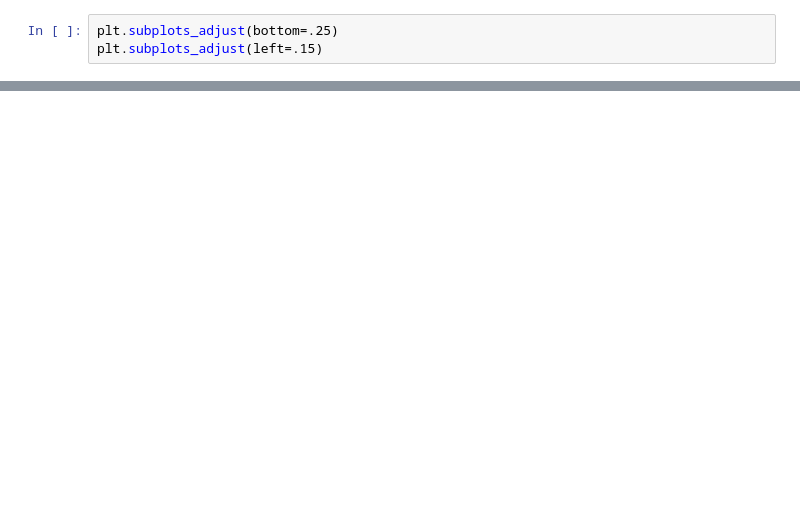
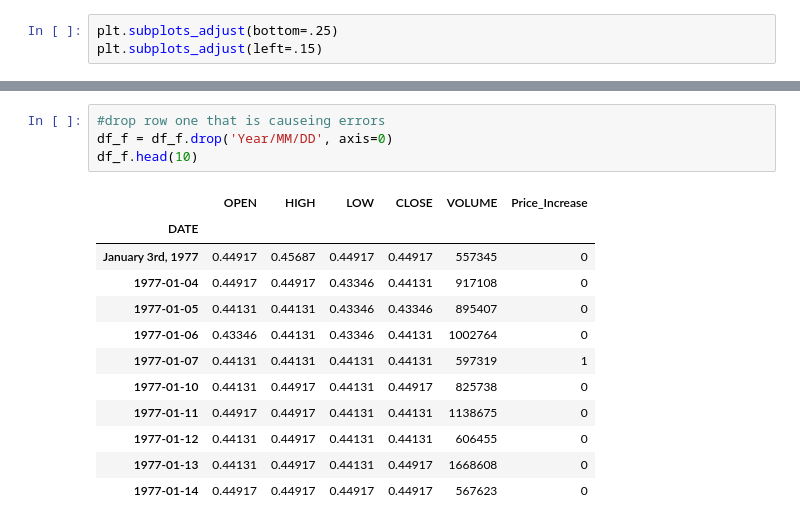
Before and after one commit to RJDischinger/DataScienceStockTracker2021, a Jupyter notebook: US StockMarket Manipulation 2021.ipynb, the cells around one changed output, grey strips where cells are left out. Drawn from its saved outputs; the diff is of its cells as text; blank space fills up the shorter version.

```diff
--- a/US StockMarket Manipulation 2021.ipynb
+++ b/US StockMarket Manipulation 2021.ipynb
@@ -288,0 +427,17 @@ plt.subplots_adjust(left=.15)
+# %%
+#drop row one that is causeing errors
+df_f = df_f.drop('Year/MM/DD', axis=0)
+df_f.head(10)
+# %% [output]
+|  | OPEN | HIGH | LOW | CLOSE | VOLUME | Price_Increase |
+| DATE |  |  |  |  |  |  |
+| January 3rd, 1977 | 0.44917 | 0.45687 | 0.44917 | 0.44917 | 557345 | 0 |
+| 1977-01-04 | 0.44917 | 0.44917 | 0.43346 | 0.44131 | 917108 | 0 |
+| 1977-01-05 | 0.44131 | 0.44131 | 0.43346 | 0.43346 | 895407 | 0 |
+| 1977-01-06 | 0.43346 | 0.44131 | 0.43346 | 0.44131 | 1002764 | 0 |
+| 1977-01-07 | 0.44131 | 0.44131 | 0.44131 | 0.44131 | 597319 | 1 |
+| 1977-01-10 | 0.44131 | 0.44917 | 0.44131 | 0.44917 | 825738 | 0 |
+| 1977-01-11 | 0.44917 | 0.44917 | 0.44131 | 0.44131 | 1138675 | 0 |
+| 1977-01-12 | 0.44131 | 0.44917 | 0.44131 | 0.44131 | 606455 | 0 |
+| 1977-01-13 | 0.44131 | 0.44917 | 0.44131 | 0.44917 | 1668608 | 0 |
+| 1977-01-14 | 0.44917 | 0.44917 | 0.44917 | 0.44917 | 567623 | 0 |
```
Also changed, not shown: parts of 27 cells of this notebook.
